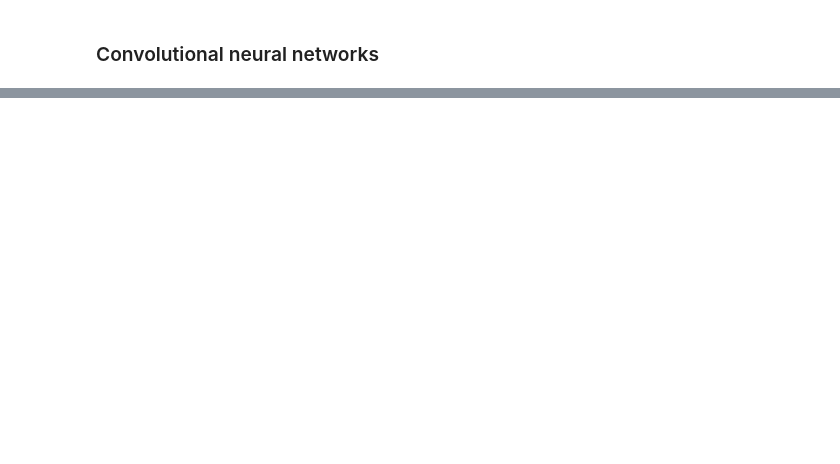
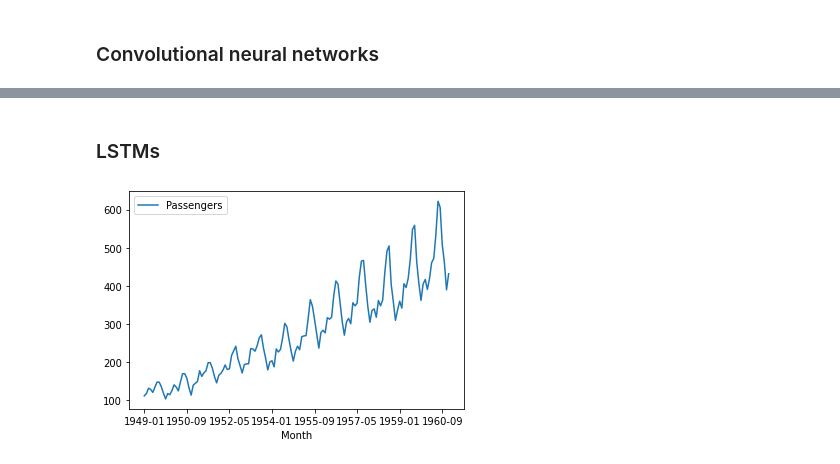
Before and after one commit to ChackMociute/ML4D2E, a Jupyter notebook: jupyterlab/Chapter 14.ipynb, the cells around one changed output, grey strips where cells are left out. Saved outputs shown, nothing was run; the diff lists cells and outputs as text; code cells hidden in the pictures; blank space fills up the shorter version.

```diff
--- a/jupyterlab/Chapter 14.ipynb
+++ b/jupyterlab/Chapter 14.ipynb
@@ -95,0 +168,8 @@ plt.show()
+# %% [markdown]
+### LSTMs
+# %%
+passengers = pd.read_feather('../datasets/air_passengers.feather').set_index('Month')
+passengers.plot()
+plt.show()
+# %% [output]
+[figure, added]
```
Also changed, not shown: parts of 12 cells of this notebook.
